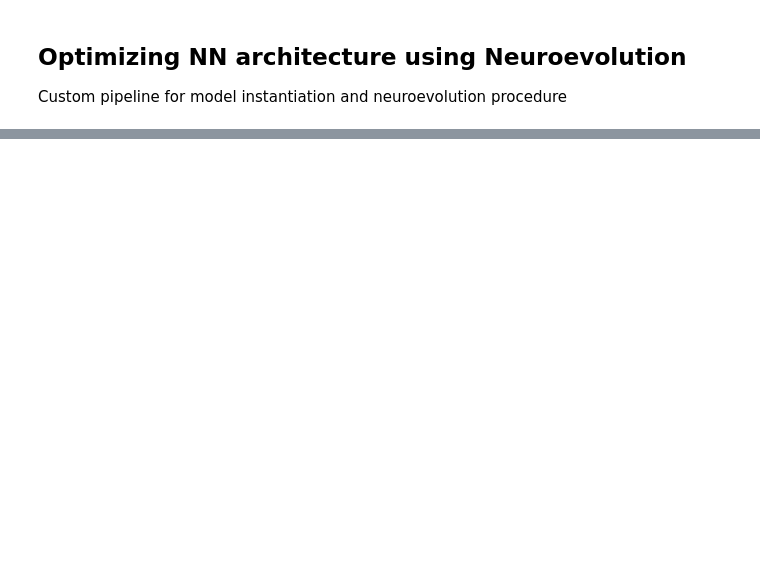
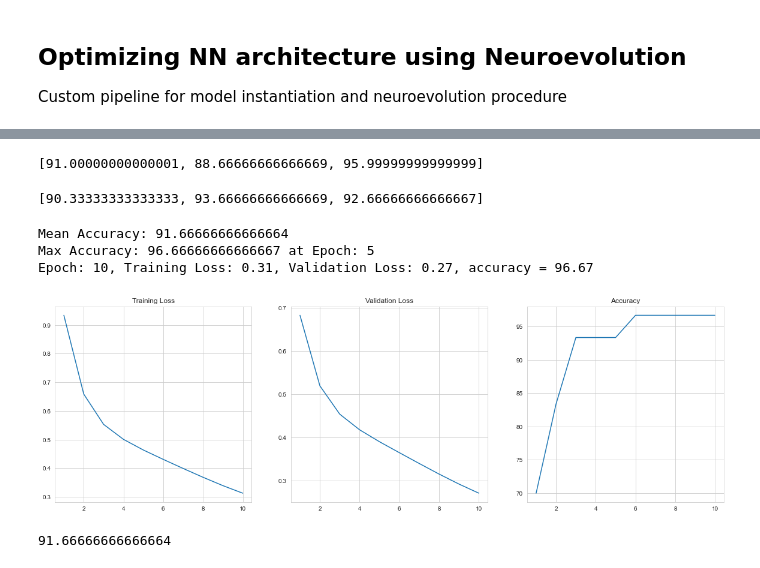
Before and after one commit to rishilss99/Automatic-Neural-Architecture-Design, a Jupyter notebook: Neuroevolution_NN.ipynb, the cells around one changed output, grey strips where cells are left out. Drawn from its saved outputs; the diff is of its cells as text; code cells hidden in the pictures; blank space fills up the shorter version.

```diff
--- a/Neuroevolution_NN.ipynb
+++ b/Neuroevolution_NN.ipynb
@@ -49,9 +100,18 @@ class NN_Model(nn.Module):
 
         self.hidden1 = nn.Linear(4,layer_1)
 
-        self.hidden2 = nn.Linear(layer_1,layer_2)
+        self.layer_2 = False
 
-        self.output = nn.Linear(layer_2,3)
+        if layer_2>3:
+
+            self.layer_2 = True
+
+            self.hidden2 = nn.Linear(layer_1,layer_2)
+
+            self.output = nn.Linear(layer_2,3)
+
+        else:
+            self.output = nn.Linear(layer_1,3)
 
         self.activation1 = torch.__getattribute__(activation_1)
 
@@ -63,20 +123,25 @@ class NN_Model(nn.Module):
 
         x = self.activation1(self.hidden1(x))
 
-        x = self.activation2(self.hidden2(x))
+        if self.layer_2:
+
+            x = self.activation2(self.hidden2(x))
 
         x = torch.log_softmax(self.output(x),dim=1)
 
+        #TODO: When using Cross-Entropy loss as criterion
+        #x = self.output(x)
+
         return x
 # %%
 def convert_params(input_list):
 
     activation_fn = ["sigmoid","relu","tanh"]
-    optimizer_fn = ["Adam","SGD","LBFGS"]
+    optimizer_fn = ["Adam","SGD","Adagrad"]
 
-    layer1 = input_list[0]
+    layer1 = round(input_list[0])
 
-    layer2 = input_list[1]
+    layer2 = round(input_list[1])
 
     activation1 = activation_fn[math.floor(input_list[2])]
 
@@ -109,5 +174,8 @@ def get_accuracy(params_list):
 
     optimizer = opt(classifier.parameters(),lr=learning_rate)
 
-    train(classifier,optimizer,loss_function,trainer,tester)
+    accuracy = train(classifier,optimizer,loss_function,trainer,tester,epochs=10)
+
+    #return max(accuracy)
+    return sum(accuracy)/len(accuracy)
 # %%
@@ -191,0 +380,17 @@ def train(model,optimizer,loss_fun,trainloader,testloader,epochs=15,device="cuda
+# %%
+individual_accuracy([7,1,1.5,2.4,0.15929,2.5])
+# %% [output]
+[91.00000000000001, 88.66666666666669, 95.99999999999999]
+# %%
+individual_accuracy([10,7,1.5,2.4,0.02755,2.5])
+# %% [output]
+[90.33333333333333, 93.66666666666669, 92.66666666666667]
+# %%
+#Opti_graph1
+get_accuracy([10,7,1.5,2.4,0.02755,2.5])
+# %% [output]
+Mean Accuracy: 91.66666666666664
+Max Accuracy: 96.66666666666667 at Epoch: 5
+Epoch: 10, Training Loss: 0.31, Validation Loss: 0.27, accuracy = 96.67
+[figure, added]
+91.66666666666664
```
Also changed, not shown: parts of 26 cells of this notebook, 2 other files.
